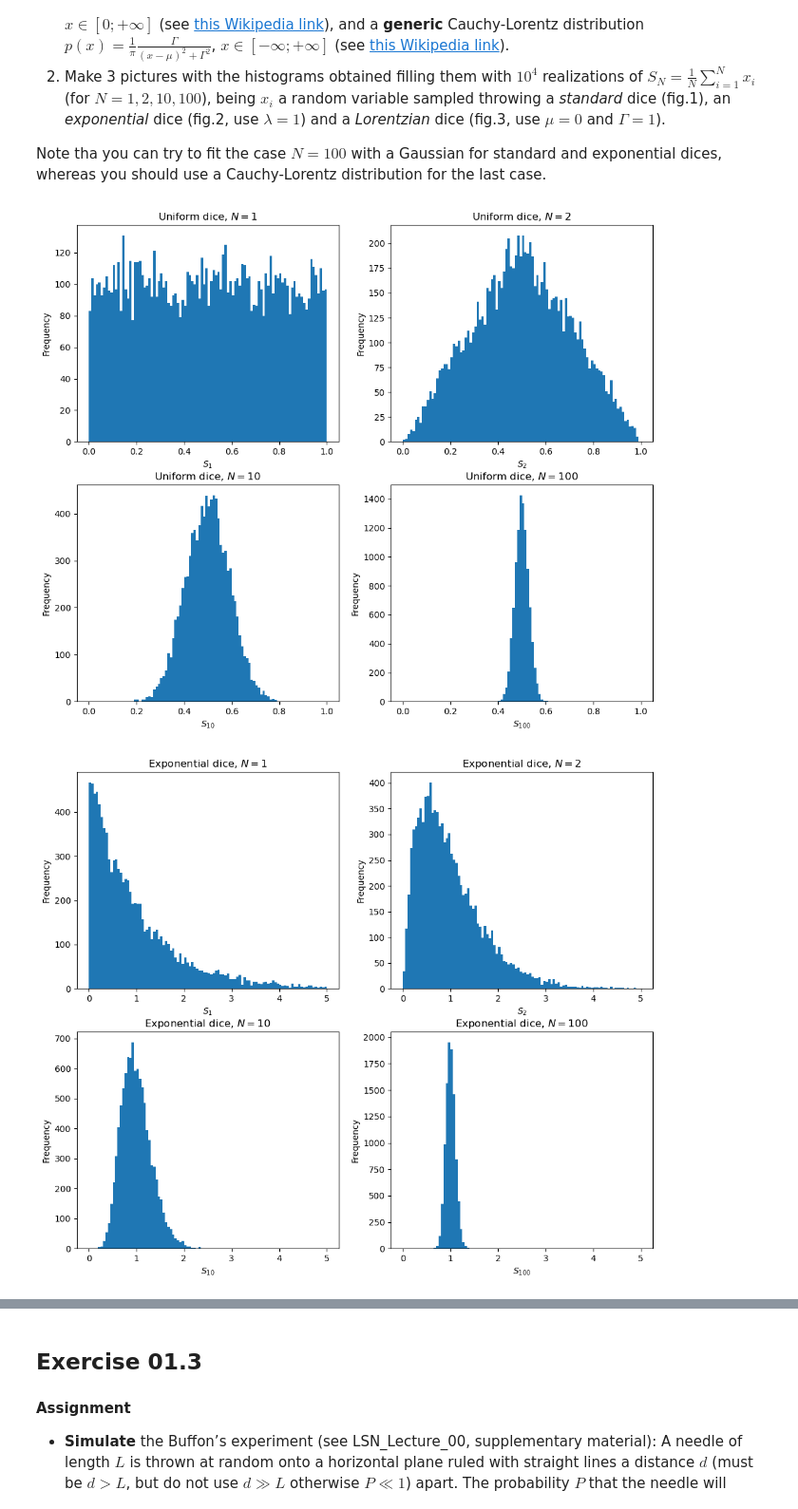
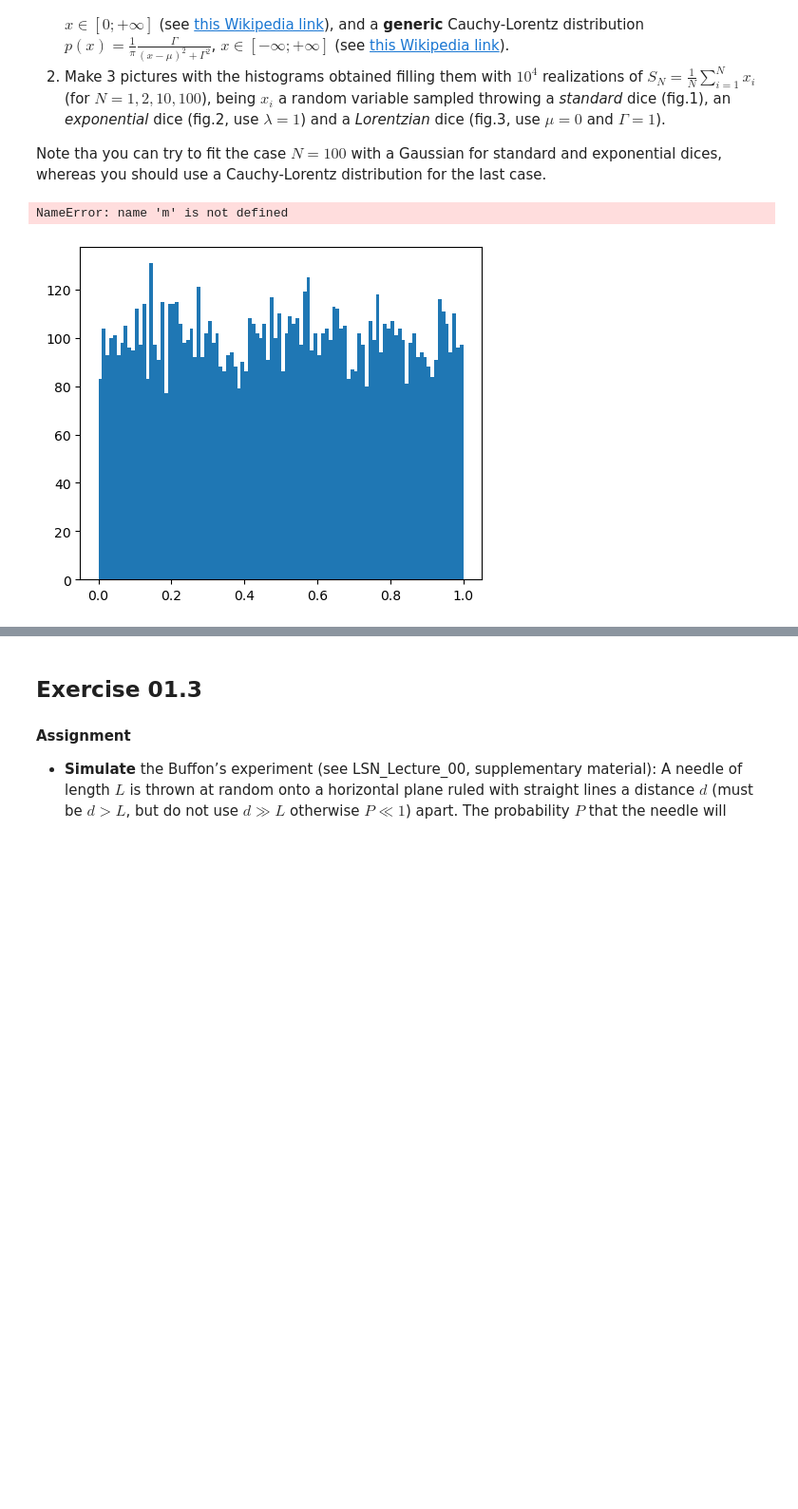
Before and after one commit to stevelonny/labsimnum, a Jupyter notebook: notebooks/exercise_01.ipynb, the cells around one changed output, grey strips where cells are left out. Shown at 95% size. Cells and saved outputs as stored; diff of their text form; code cells hidden in the pictures; blank space fills up the shorter version.

```diff
--- a/notebooks/exercise_01.ipynb
+++ b/notebooks/exercise_01.ipynb
@@ -107,33 +107,33 @@ name = [
 unif_s1, expo_s1, cauchy_s1         = np.loadtxt("../data/ex_01.2s_1.dat", unpack=True, usecols=(0,1,2))
 unif_s2, expo_s2, cauchy_s2         = np.loadtxt("../data/ex_01.2s_2.dat", unpack=True, usecols=(0,1,2))
 unif_s10, expo_s10, cauchy_s10      = np.loadtxt("../data/ex_01.2s_10.dat", unpack=True, usecols=(0,1,2))
 unif_s100, expo_s100, cauchy_s100   = np.loadtxt("../data/ex_01.2s_100.dat", unpack=True, usecols=(0,1,2))
 
 unif = [unif_s1, unif_s2, unif_s10, unif_s100]
 
 data = [
     [unif_s1, unif_s2, unif_s10, unif_s100],
     [expo_s1, expo_s2, expo_s10, expo_s100],
     [cauchy_s1, cauchy_s2, cauchy_s10, cauchy_s100]
 ]
 
 limits = [
     (0,1),
     (0,5),
     (-10,10)
 ]
 
 n_bins = 100
 
 for dist in range(3):
     plt.figure(figsize = (12,10))
     for sum in range(4):
         plt.subplot(2,2,sum+1)
-        m = plt.hist(data[dist][sum], n_bins, range=limits[dist])
+        m[sum] = plt.hist(data[dist][sum], n_bins, range=limits[dist])
         plt.title("{name}, $N={size}$".format(name=name[dist], size=sumsize[sum]))
         plt.xlabel("$S_{%d}$" % sumsize[sum])
         plt.ylabel("Frequency")
     plt.show()
 # %% [output]
+NameError: name 'm' is not defined
-[figure, old version]
+[figure, new version]
-[figure, removed]
```
Also changed, not shown: parts of 2 cells of this notebook, 8 other files.
